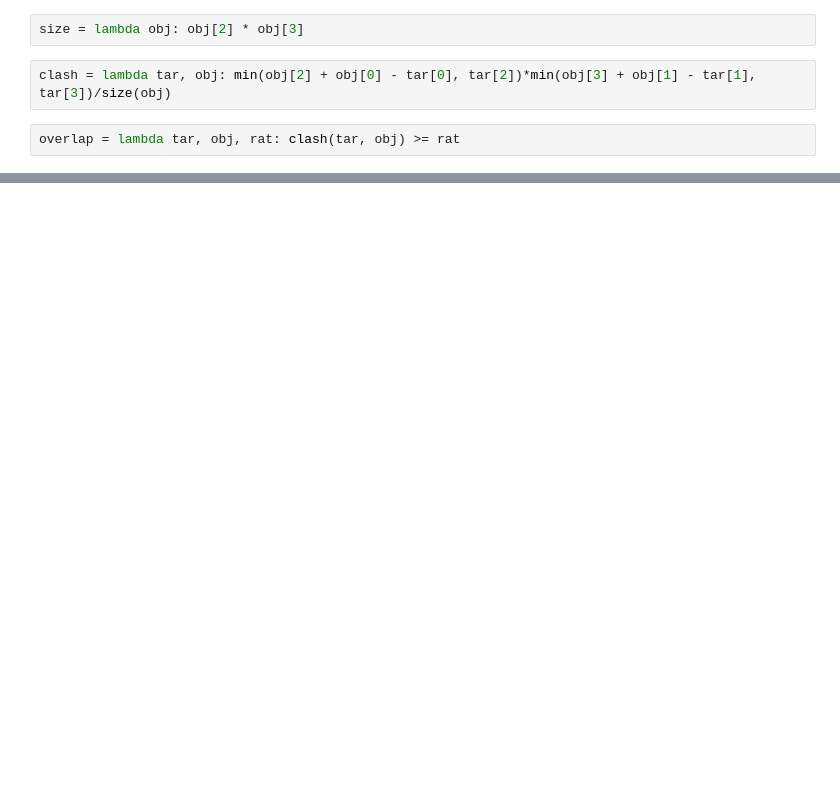
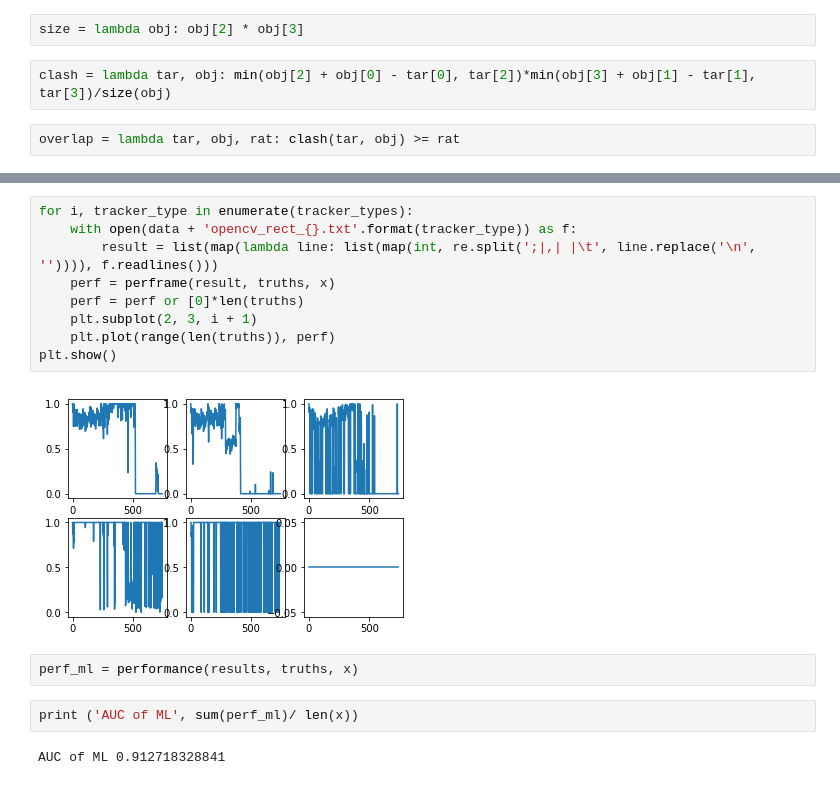
Before and after one commit to HYU-KaggleStudy/Visual-Tracking, a Jupyter notebook: labs/AUC.ipynb, the cells around one changed output, grey strips where cells are left out. Cells and saved outputs as stored; diff of their text form; blank space fills up the shorter version.

```diff
--- a/labs/AUC.ipynb
+++ b/labs/AUC.ipynb
@@ -23,0 +41,17 @@ sum(AUC) / 100
+# %%
+for i, tracker_type in enumerate(tracker_types):
+    with open(data + 'opencv_rect_{}.txt'.format(tracker_type)) as f:
+        result = list(map(lambda line: list(map(int, re.split(';|,| |\t', line.replace('\n', '')))), f.readlines()))
+    perf = perframe(result, truths, x)
+    perf = perf or [0]*len(truths)
+    plt.subplot(2, 3, i + 1)
+    plt.plot(range(len(truths)), perf)
+plt.show()
+# %% [output]
+[figure, added]
+# %%
+perf_ml = performance(results, truths, x)
+# %%
+print ('AUC of ML', sum(perf_ml)/ len(x))
+# %% [output]
+AUC of ML 0.912718328841
```
Also changed, not shown: parts of 17 cells of this notebook, 3 other files.
